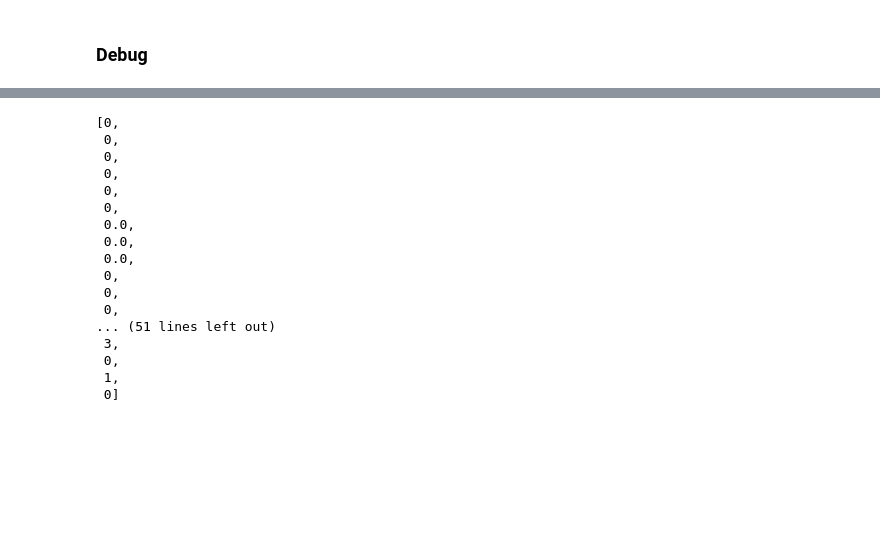
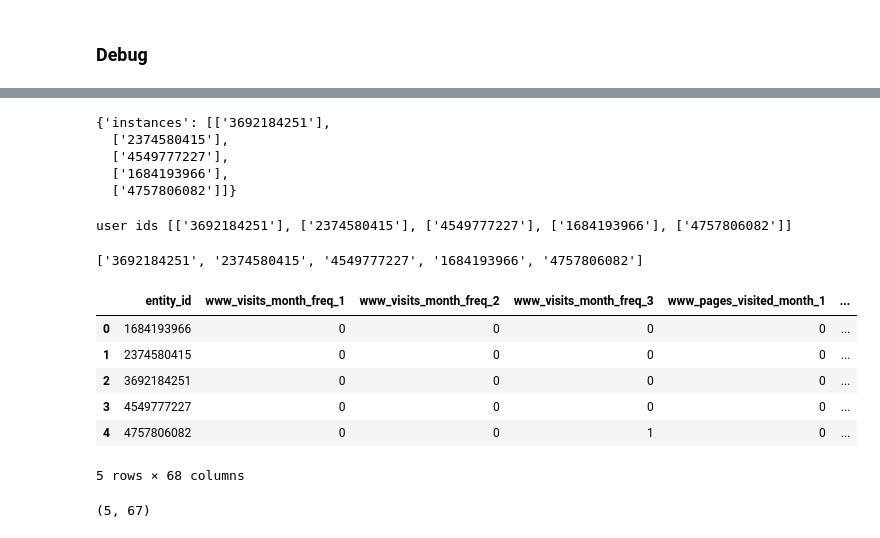
Before and after one commit to lolejniczak-shared/vertexai, a Jupyter notebook: 5c__featurestore_shareui.ipynb, the cells around one changed output, grey strips where cells are left out. Cells and saved outputs as stored; diff of their text form; code cells hidden in the pictures; blank space fills up the shorter version.

```diff
--- a/5c__featurestore_shareui.ipynb
+++ b/5c__featurestore_shareui.ipynb
@@ -196,21 +195,37 @@ response
-# %%
-instance = response.values.tolist()
-instance[0][1:]
-# %% [output]
-[0,
- 0,
- 0,
- 0,
- 0,
- 0,
- 0.0,
- 0.0,
- 0.0,
- 0,
- 0,
- 0,
-... (51 lines left out)
- 3,
- 0,
- 1,
- 0]
+# %%
+import json
+fjson = json.load(open("instances.json"))
+fjson
+# %% [output]
+{'instances': [['3692184251'],
+  ['2374580415'],
+  ['4549777227'],
+  ['1684193966'],
+  ['4757806082']]}
+# %%
+user_ids = fjson["instances"]
+user_ids
+print("user ids",user_ids)
+# %% [output]
+user ids [['3692184251'], ['2374580415'], ['4549777227'], ['1684193966'], ['4757806082']]
+# %%
+instance_ids=list(np.concatenate(user_ids))
+instance_ids
+# %% [output]
+['3692184251', '2374580415', '4549777227', '1684193966', '4757806082']
+# %%
+instances = stats_entity_type.read(entity_ids=instance_ids, feature_ids = _features)
+instances
+# %% [output]
+|  | entity_id | www_visits_month_freq_1 | www_visits_month_freq_2 | www_visits_month_freq_3 | www_pages_visited_month_1 | ... |
+| 0 | 1684193966 | 0 | 0 | 0 | 0 | ... |
+| 1 | 2374580415 | 0 | 0 | 0 | 0 | ... |
+| 2 | 3692184251 | 0 | 0 | 0 | 0 | ... |
+| 3 | 4549777227 | 0 | 0 | 0 | 0 | ... |
+| 4 | 4757806082 | 0 | 0 | 1 | 0 | ... |
+5 rows × 68 columns
+# %%
+inputs = instances.drop("entity_id", axis=1)
+inputs.shape
+# %% [output]
+(5, 67)
```
Also changed, not shown: parts of 5 cells of this notebook, 2 other files.
